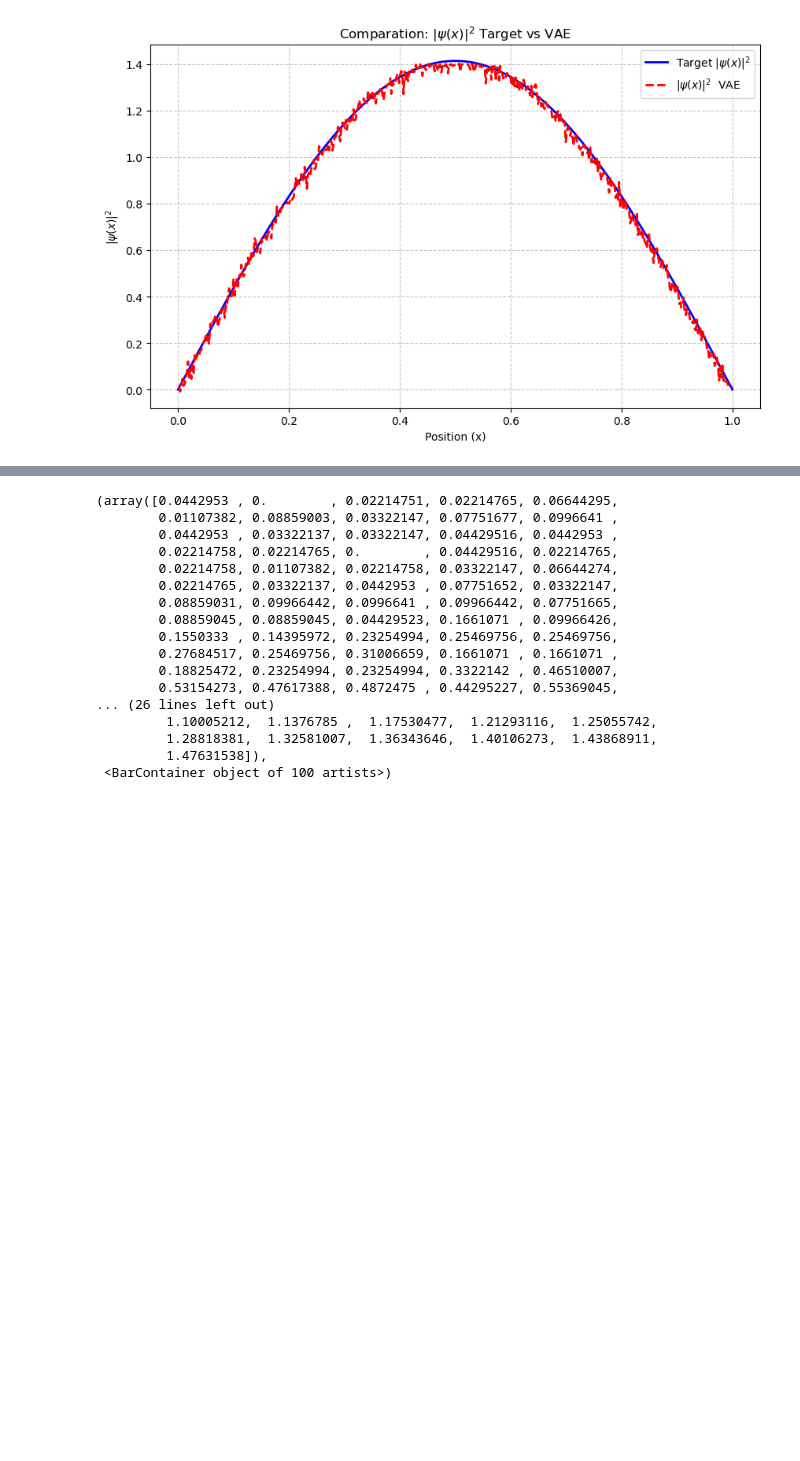
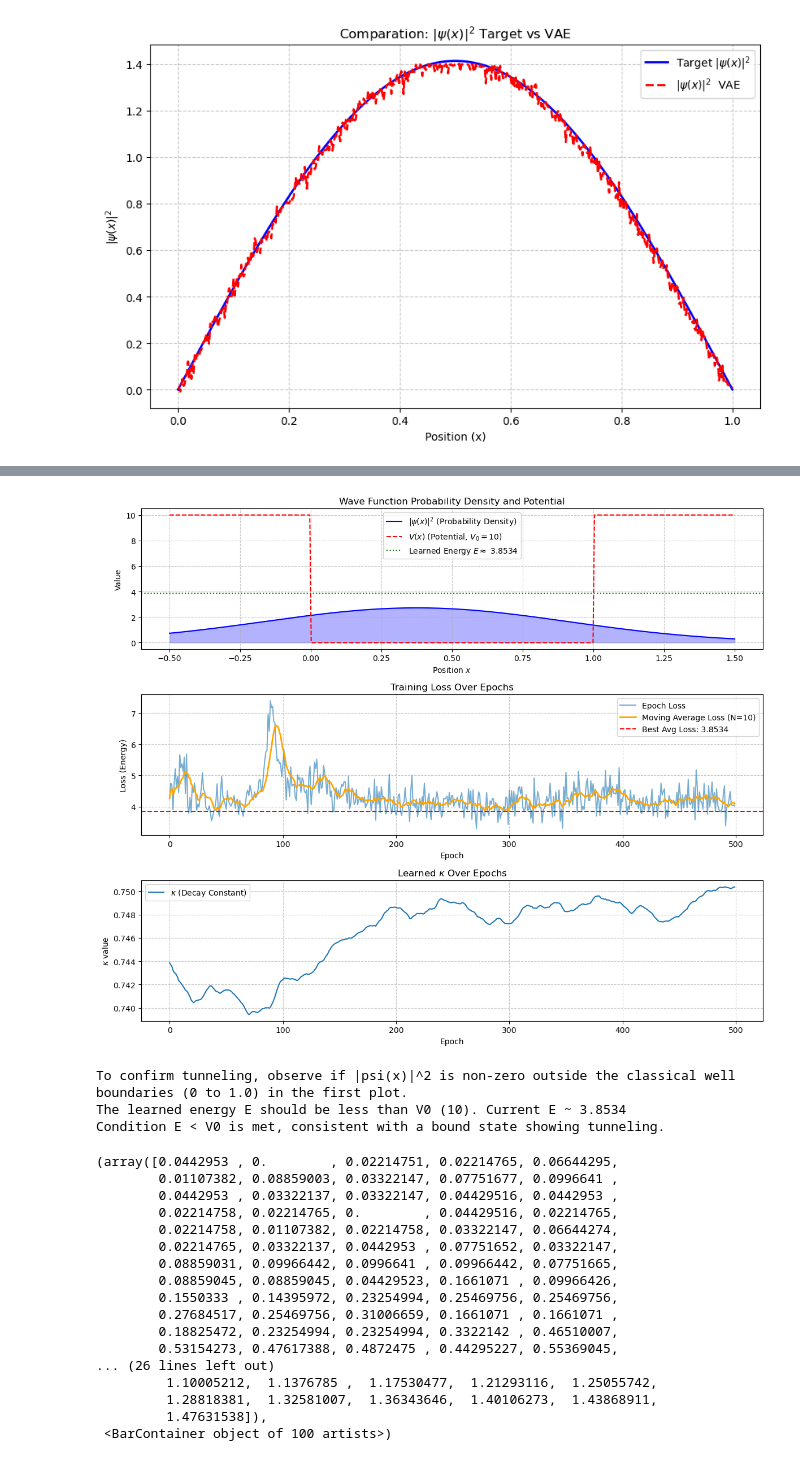
Before and after one commit to VBritis/Quantum-Wave-Function-Inference, a Jupyter notebook: Quantum.ipynb, the cells around one changed output, grey strips where cells are left out. Cells and saved outputs as stored; diff of their text form; code cells hidden in the pictures; blank space fills up the shorter version.

```diff
--- a/Quantum.ipynb
+++ b/Quantum.ipynb
@@ -550,3 +568,71 @@ MCMC samples: 3000, MCMC sigma: 0.4
+# %%
+x_plot_min = -L_well * 0.50
+x_plot_max = L_well * 1.50
+x_plot_points = 400
+x_vals_plot = torch.linspace(x_plot_min, x_plot_max, x_plot_points).view(-1, 1)
+
+
+potential_vals_plot = V(x_vals_plot, L=L_well, V0=V0_barrier)
+with torch.no_grad():
+    psi_vals_plot = best_model(x_vals_plot)
+prob_density_plot = psi_vals_plot**2
+
+
+
+plt.figure(figsize=(12, 10))
+
+
+plt.subplot(3, 1, 1)
+plt.plot(x_vals_plot.numpy(), prob_density_plot.numpy(), label='$|\psi(x)|^2$ (Probability Density)', color='blue')
+plt.plot(x_vals_plot.numpy(), potential_vals_plot.numpy(), label=f'$V(x)$ (Potential, $V_0=${V0_barrier})', color='red', linestyle='--')
+
+plt.axhline(y=best_loss_val, color='green', linestyle=':', label=f'Learned Energy $E \\approx$ {best_loss_val:.4f}')
+plt.title('Wave Function Probability Density and Potential')
+plt.xlabel('Position $x$')
+plt.ylabel('Value')
+plt.legend()
+plt.grid(True, linestyle='--', alpha=0.7)
+
+plt.fill_between(x_vals_plot.numpy().squeeze(), prob_density_plot.numpy().squeeze(), alpha=0.3, color='blue')
+
+
+
+plt.subplot(3, 1, 2)
+plt.plot(epoch_loss_history, label='Epoch Loss', alpha=0.6)
+plt.plot(moving_avg_loss_history, label='Moving Average Loss (N=10)', color='orange', linewidth=2)
+plt.axhline(y=best_loss_val, color='red', linestyle='--', label=f'Best Avg Loss: {best_loss_val:.4f}')
+plt.title('Training Loss Over Epochs')
+plt.xlabel('Epoch')
+plt.ylabel('Loss (Energy)')
+plt.legend()
+plt.grid(True, linestyle='--', alpha=0.7)
+plt.yscale('linear')
+
+
+
+plt.subplot(3, 1, 3)
+plt.plot(kappa_history, label='$\kappa$ (Decay Constant)')
+plt.title('Learned $\kappa$ Over Epochs')
+plt.xlabel('Epoch')
+plt.ylabel('$\kappa$ value')
+plt.legend()
+plt.grid(True, linestyle='--', alpha=0.7)
+
+
+plt.tight_layout()
+plt.show()
+
+print(f"\nTo confirm tunneling, observe if |psi(x)|^2 is non-zero outside the classical well boundaries (0 to {L_well}) in the first plot.")
+print(f"The learned energy E should be less than V0 ({V0_barrier}). Current E ~ {best_loss_val:.4f}")
+if best_loss_val < V0_barrier:
+    print("Condition E < V0 is met, consistent with a bound state showing tunneling.")
+else:
+    print("Warning: Learned energy E >= V0. This might indicate issues (e.g., not a bound state, or training problems).")
+# %% [output]
+[figure, added]
+To confirm tunneling, observe if |psi(x)|^2 is non-zero outside the classical well boundaries (0 to 1.0) in the first plot.
+The learned energy E should be less than V0 (10). Current E ~ 3.8534
+Condition E < V0 is met, consistent with a bound state showing tunneling.
 # %%
 modeltu = WaveFunction(well_type="finite")
 modeltu.load_state_dict(torch.load('melhor_modelotu.pt'))
```
Also changed, not shown: parts of 1 cell of this notebook, 1 other file.
